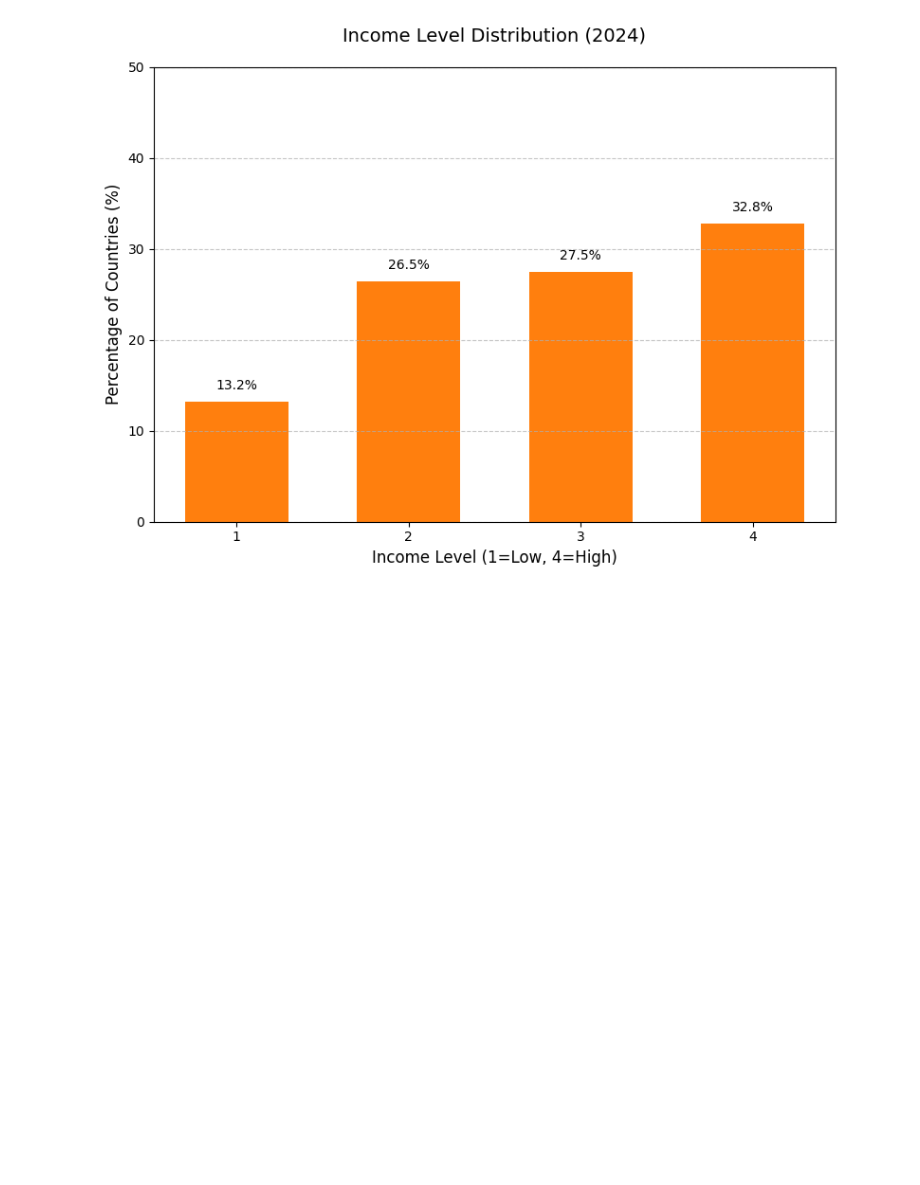
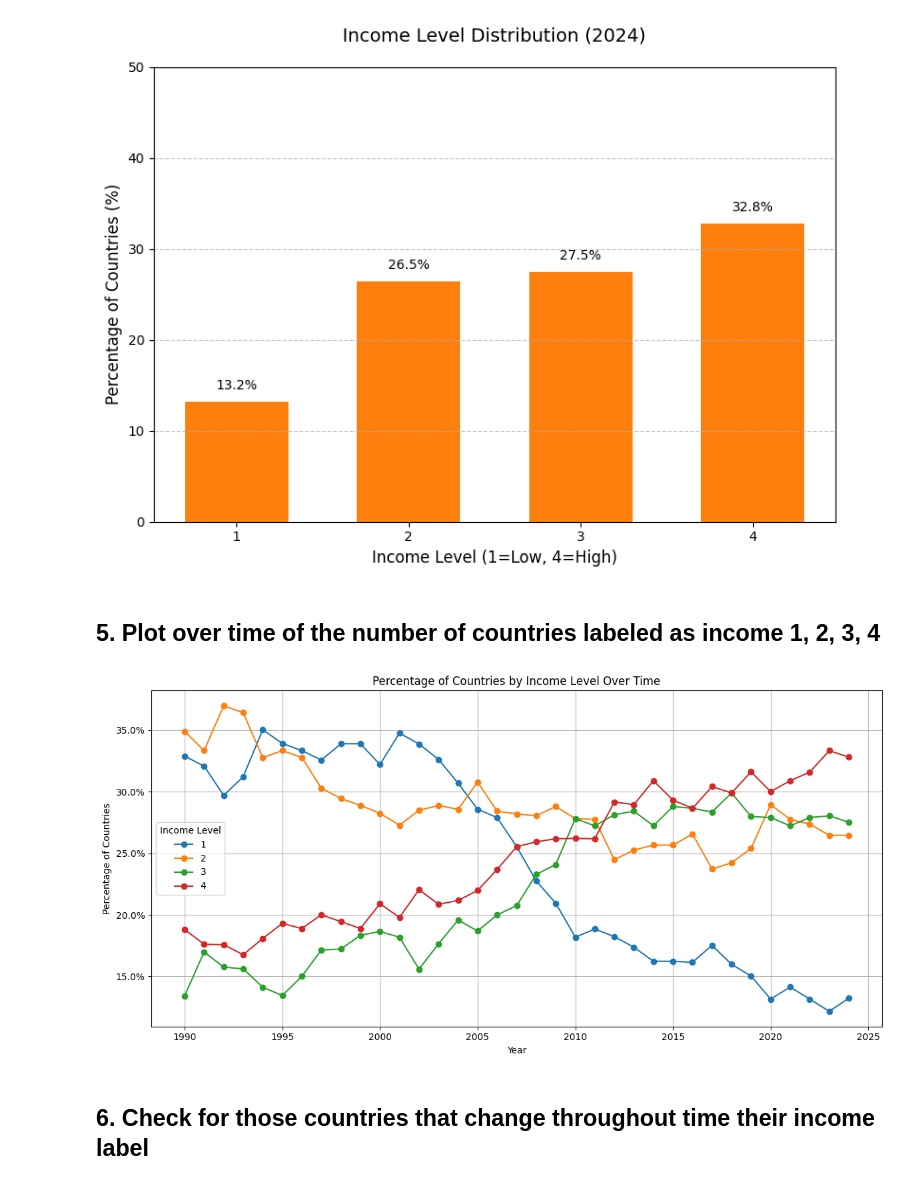
Before and after one commit to AlvaroMillanRuiz/NLP_BDS, a Jupyter notebook: 3. EDA.ipynb, the cells around one changed output. Cells and saved outputs as stored; diff of their text form; code cells hidden in the pictures; blank space fills up the shorter version.

```diff
--- a/3. EDA.ipynb
+++ b/3. EDA.ipynb
@@ -173,3 +173,33 @@ plt.savefig('income_distribution_2024.png', dpi=300, bbox_inches='tight')
 plt.show()
 # %% [output]
 [figure]
+# %% [markdown]
+## 5. Plot over time of the number of countries labeled as income 1, 2, 3, 4
+# %%
+import pandas as pd
+import matplotlib.pyplot as plt
+import matplotlib.ticker as mtick
+
+# Step 1: Group and count unique countries per income level per year
+df_income_counts = final_df.groupby(['Year', 'Income Level'])['ISO-Code'].nunique().unstack(fill_value=0)
+
+# Step 2: Convert to proportions
+df_income_props = df_income_counts.div(df_income_counts.sum(axis=1), axis=0)
+
+# Step 3: Plot
+ax = df_income_props.plot(kind='line', marker='o', figsize=(12, 6))
+
+# Format y-axis as percentage
+ax.yaxis.set_major_formatter(mtick.PercentFormatter(1.0))
+
+plt.title('Percentage of Countries by Income Level Over Time')
+plt.xlabel('Year')
+plt.ylabel('Percentage of Countries')
+plt.legend(title='Income Level')
+plt.grid(True)
+plt.tight_layout()
+plt.show()
+# %% [output]
+[figure, added]
+# %% [markdown]
+## 6. Check for those countries that change throughout time their income label
```
Also changed, not shown: parts of 2 cells of this notebook, 22 other files.
